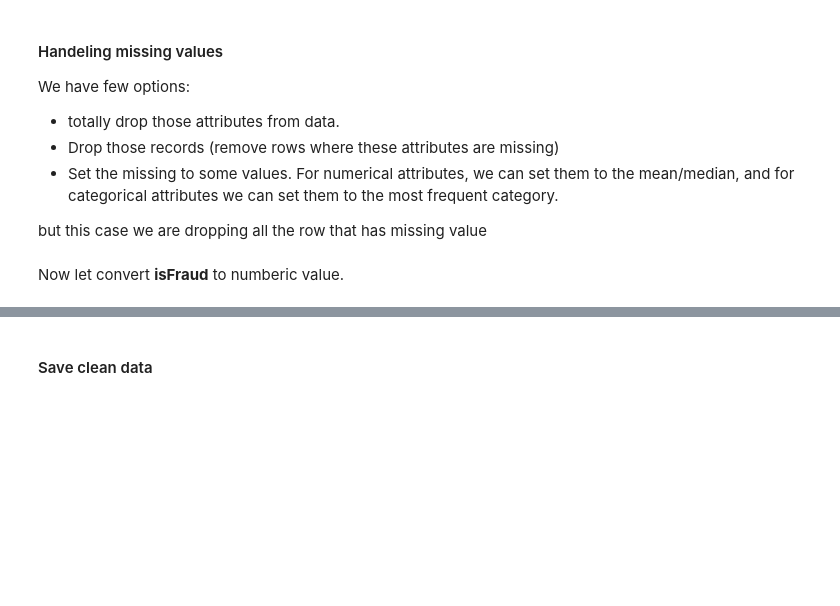
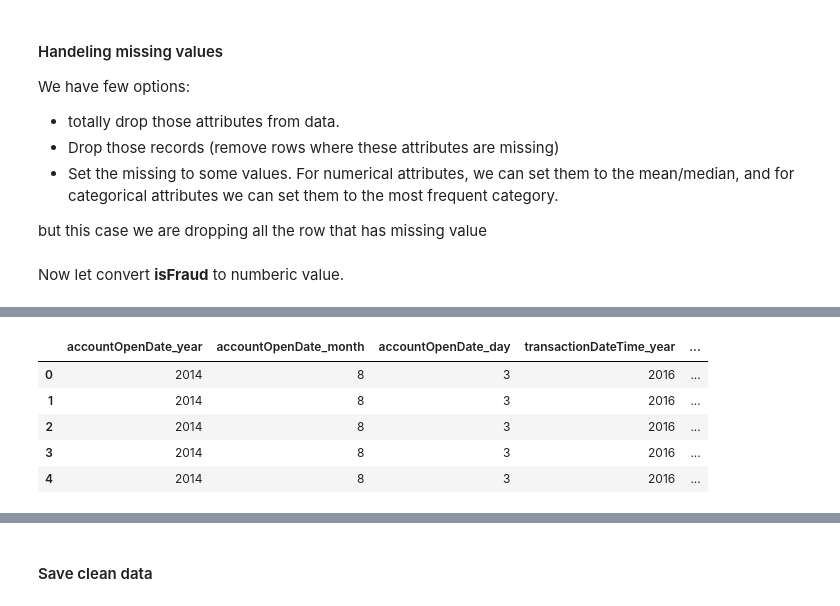
Before and after one commit to msarker000/ml-group-project, a Jupyter notebook: notebooks/Preprocessing.ipynb, the cells around one changed output, grey strips where cells are left out. Cells and saved outputs as stored; diff of their text form; code cells hidden in the pictures; blank space fills up the shorter version.

Commit message:
issue-9: Finalize preprocessing with datetime field

```diff
--- a/notebooks/Preprocessing.ipynb
+++ b/notebooks/Preprocessing.ipynb
@@ -60,7 +61,7 @@ There are 641914 instances in the dataset. We have some numerical attributes lik
 
 We can drop these columns.
 # %%
-df = df.drop(['echoBuffer', 'merchantCity', 'merchantState', 'merchantZip',
+df_clean = df.drop(['echoBuffer', 'merchantCity', 'merchantState', 'merchantZip',
                  'posOnPremises','recurringAuthInd'], axis=1)
 # %% [markdown]
 #### Handeling missing values
@@ -77,4 +76,6 @@ df = df.dropna()
+# %%
+df_clean = df_clean.dropna()
 # %% [markdown]
 Now let convert <b>isFraud</b> to numberic value.
 # %%
-df['isFraud'] = df['isFraud'].apply(lambda x: 0 if x == True else 1)
+df_clean['isFraud'] = df_clean['isFraud'].apply(lambda x: 0 if x == True else 1)
@@ -91,0 +91,11 @@ df.head()
+# %%
+## temporally remove date column
+date_columns=['accountOpenDate', 'transactionDateTime', 'currentExpDate' , 'dateOfLastAddressChange']
+df_date_columns = df_clean[date_columns]
+
+## convert this columns to datetime
+df_date_columns['accountOpenDate'] = pd.to_datetime(df_date_columns['accountOpenDate'], format = "%Y-%m-%d")
+df_date_columns['transactionDateTime'] = pd.to_datetime(df_date_columns['transactionDateTime'], format = "%Y-%m-%dT%H:%M:%S")
+df_date_columns['currentExpDate'] = pd.to_datetime(df_date_columns['currentExpDate'], format = "%m/%Y")
+df_date_columns['dateOfLastAddressChange'] = pd.to_datetime(df_date_columns['dateOfLastAddressChange'], format = "%Y-%m-%d")
+df_date_columns.head()
@@ -91,0 +109,35 @@ df.head()
+# %%
+# work on accountOpenDate and split into three component year month and day
+df_date_columns["accountOpenDate_year"] = [t.year for t in df_date_columns['accountOpenDate']]
+df_date_columns["accountOpenDate_month"] = [t.month for t in df_date_columns['accountOpenDate']]
+df_date_columns["accountOpenDate_day"] = [t.day for t in df_date_columns['accountOpenDate']]
+
+# work on transactionDateTime open date and split into three component year month  day hh min and ss
+df_date_columns["transactionDateTime_year"] = [t.year for t in df_date_columns['transactionDateTime']]
+df_date_columns["transactionDateTime_month"] = [t.month for t in df_date_columns['transactionDateTime']]
+df_date_columns["transactionDateTime_day"] = [t.day for t in df_date_columns['transactionDateTime']]
+
+df_date_columns["transactionDateTime_hour"] = [t.hour for t in df_date_columns['transactionDateTime']]
+df_date_columns["transactionDateTime_minute"] = [t.minute for t in df_date_columns['transactionDateTime']]
+df_date_columns["transactionDateTime_second"] = [t.second for t in df_date_columns['transactionDateTime']]
+
+# work on currentExpDate and split into three component year month and day
+df_date_columns["currentExpDate_year"] = [t.year for t in df_date_columns['currentExpDate']]
+df_date_columns["currentExpDate_month"] = [t.month for t in df_date_columns['currentExpDate']]
+df_date_columns["currentExpDate_day"] = [t.day for t in df_date_columns['currentExpDate']]
+
+# work on dateOfLastAddressChange and split into three component year month and day
+df_date_columns["dateOfLastAddressChange_year"] = [t.year for t in df_date_columns['dateOfLastAddressChange']]
+df_date_columns["dateOfLastAddressChange_month"] = [t.month for t in df_date_columns['dateOfLastAddressChange']]
+df_date_columns["dateOfLastAddressChange_day"] = [t.day for t in df_date_columns['dateOfLastAddressChange']]
+
+#drop all the original date colums from date dataframe
+df_date_columns = df_date_columns.drop(date_columns, axis=1)
+df_date_columns.head()
+# %% [output]
+|  | accountOpenDate_year | accountOpenDate_month | accountOpenDate_day | transactionDateTime_year | ... |
+| 0 | 2014 | 8 | 3 | 2016 | ... |
+| 1 | 2014 | 8 | 3 | 2016 | ... |
+| 2 | 2014 | 8 | 3 | 2016 | ... |
+| 3 | 2014 | 8 | 3 | 2016 | ... |
+| 4 | 2014 | 8 | 3 | 2016 | ... |
```
Also changed, not shown: parts of 14 cells of this notebook.
